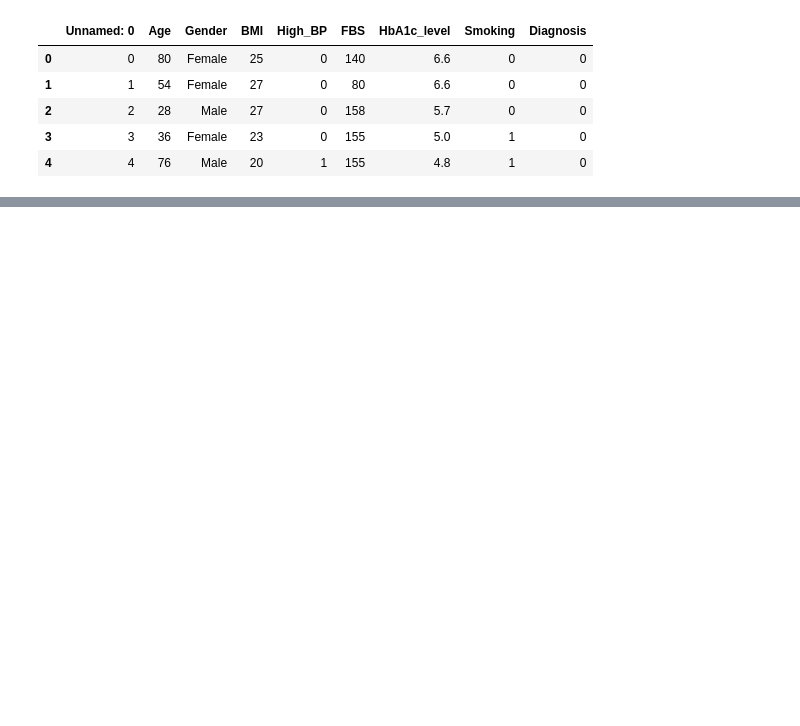
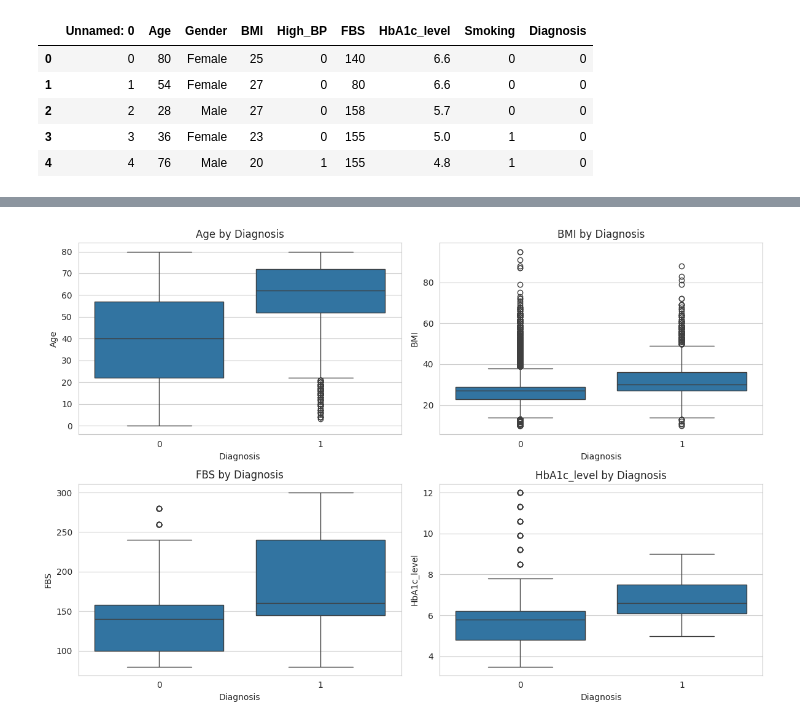
Before and after one commit to Anshu-Tomar/CapstoneProject-Beyond-Predictive-Accuracy, a Jupyter notebook: DataEDA.ipynb, the cells around one changed output, grey strips where cells are left out. Cells and saved outputs as stored; diff of their text form; code cells hidden in the pictures; blank space fills up the shorter version.

```diff
--- a/DataEDA.ipynb
+++ b/DataEDA.ipynb
@@ -50,0 +82,11 @@ plt.show()
+# %%
+#Compare diabetic and non-diabetic people (boxplots)
+
+fig, axes = plt.subplots(2, 2, figsize=(12, 8))
+for ax, col in zip(axes.ravel(), num_cols):
+    sns.boxplot(x='Diagnosis', y=col, data=df, ax=ax)
+    ax.set_title(f"{col} by Diagnosis")
+plt.tight_layout()
+plt.show()
+# %% [output]
+[figure, added]
```
Also changed, not shown: parts of 8 cells of this notebook.
